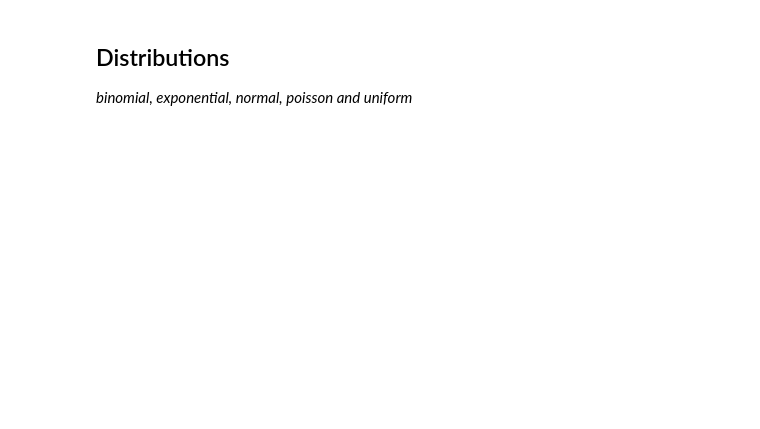
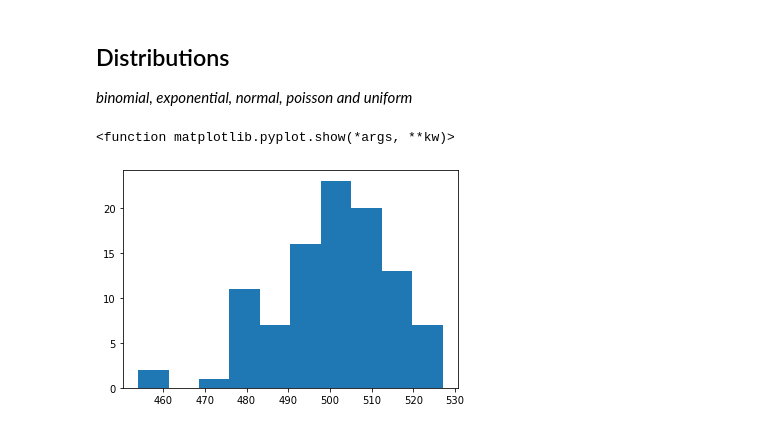
Before and after one commit to dervlac/numpy-assignment, a Jupyter notebook: NumPy Analysis.ipynb, the cells around one changed output. Saved outputs shown, nothing was run; the diff lists cells and outputs as text; code cells hidden in the pictures; blank space fills up the shorter version.

```diff
--- a/NumPy Analysis.ipynb
+++ b/NumPy Analysis.ipynb
@@ -151,3 +215,10 @@ plt.show()
 ## Distributions
 
 *binomial, exponential, normal, poisson and uniform*
+# %%
+b_dist = rng.binomial(1000,0.5,size=100)
+plt.hist(b_dist)
+plt.show
+# %% [output]
+<function matplotlib.pyplot.show(*args, **kw)>
+[figure, added]
```
Also changed, not shown: parts of 35 cells of this notebook.
